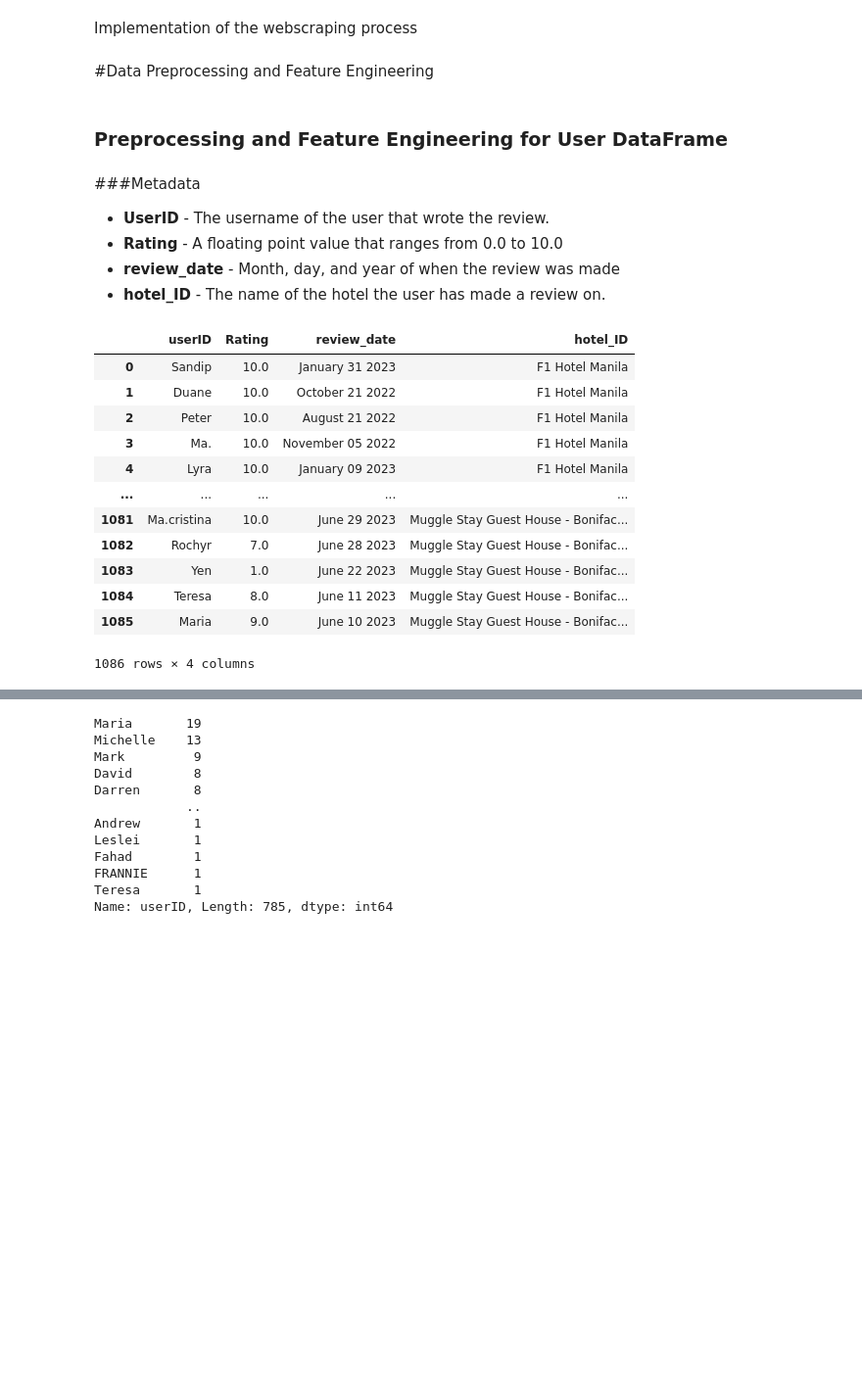
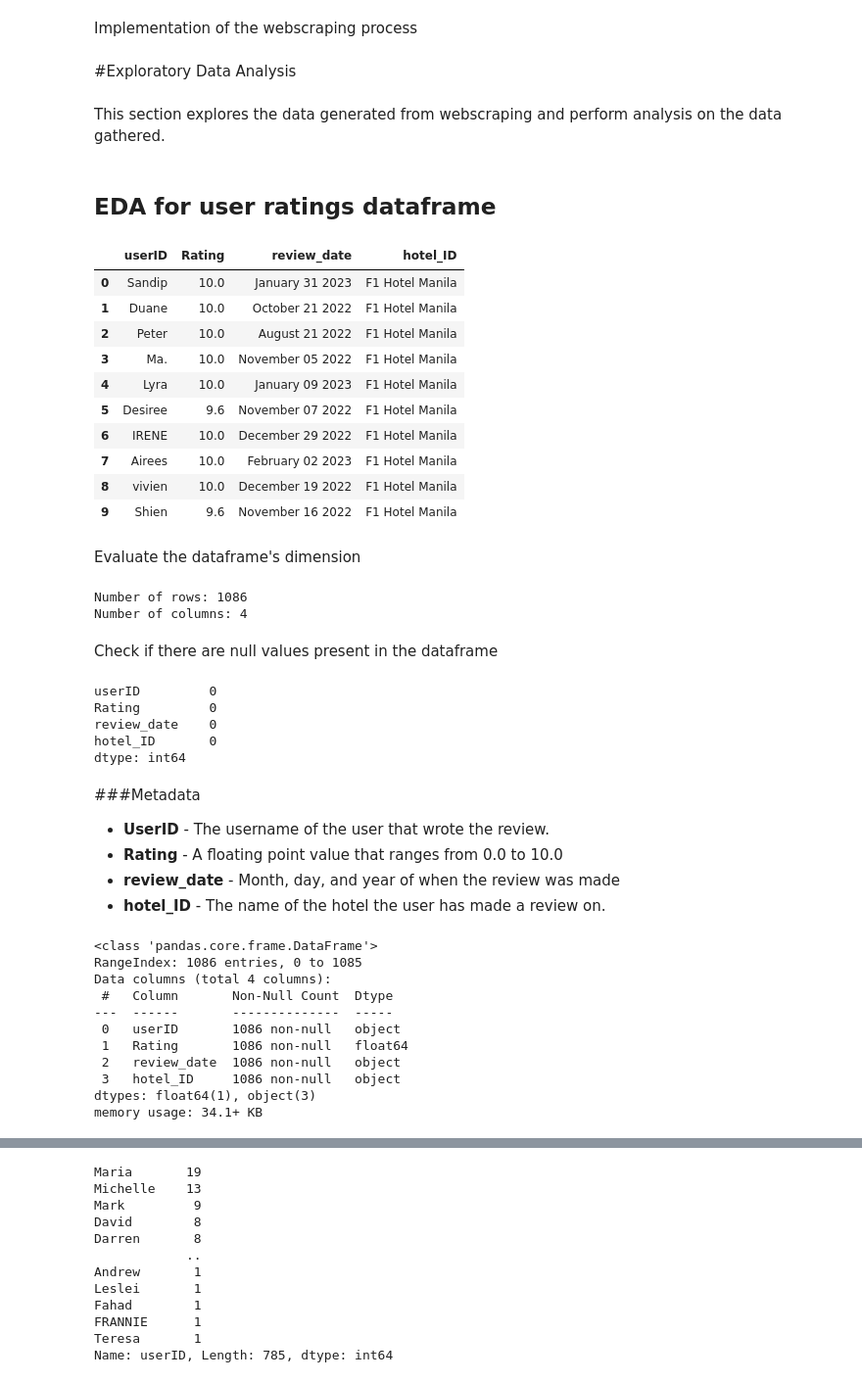
Before and after one commit to falarion08/Hotel-Recommendation-System, a Jupyter notebook: Hotel_Recommendation_System.ipynb, the cells around one changed output, grey strips where cells are left out. Shown: that part at 98% size. Saved outputs shown, nothing was run; the diff lists cells and outputs as text; code cells hidden in the pictures; blank space fills up the shorter version.

```diff
--- a/Hotel_Recommendation_System.ipynb
+++ b/Hotel_Recommendation_System.ipynb
@@ -163,15 +163,52 @@ while counter < len(links):
 # Convert the obtained dataframe into csv files in order to save the scraped data.
 users_df.to_csv('user_ratings.csv', index=False)
 features_df.to_csv('hotel_features.csv', index=False)
-# %% [markdown]
-#Data Preprocessing and Feature Engineering
-# %% [markdown]
-### Preprocessing and Feature Engineering for User DataFrame
+# %% [markdown]
+#Exploratory Data Analysis
+# %% [markdown]
+This section explores the data generated from webscraping and perform analysis on the data gathered.
+# %% [markdown]
+## EDA for user ratings dataframe
 # %%
 import pandas as pd
 
-file_path = '/content/user_ratings.csv'
+# Load the user ratings file
+file_path = 'user_ratings.csv'
 users_df = pd.read_csv(file_path)
+
+# Display the first 10 results
+users_df.head(10)
+# %% [output]
+|  | userID | Rating | review_date | hotel_ID |
+| 0 | Sandip | 10.0 | January 31 2023 | F1 Hotel Manila |
+| 1 | Duane | 10.0 | October 21 2022 | F1 Hotel Manila |
+| 2 | Peter | 10.0 | August 21 2022 | F1 Hotel Manila |
+| 3 | Ma. | 10.0 | November 05 2022 | F1 Hotel Manila |
+| 4 | Lyra | 10.0 | January 09 2023 | F1 Hotel Manila |
+| 5 | Desiree | 9.6 | November 07 2022 | F1 Hotel Manila |
+| 6 | IRENE | 10.0 | December 29 2022 | F1 Hotel Manila |
+| 7 | Airees | 10.0 | February 02 2023 | F1 Hotel Manila |
+| 8 | vivien | 10.0 | December 19 2022 | F1 Hotel Manila |
+| 9 | Shien | 9.6 | November 16 2022 | F1 Hotel Manila |
+# %% [markdown]
+Evaluate the dataframe's dimension
+# %%
+dim = users_df.shape
+print(f'Number of rows: {dim[0]}')
+print(f'Number of columns: {dim[1]}')
+# %% [output]
+Number of rows: 1086
+Number of columns: 4
+# %% [markdown]
+Check if there are null values present in the dataframe
+# %%
+users_df.isna().sum()
+# %% [output]
+userID         0
+Rating         0
+review_date    0
+hotel_ID       0
+dtype: int64
 # %% [markdown]
 ###Metadata
 
@@ -180,18 +217,16 @@ users_df = pd.read_csv(file_path)
 * **review_date** - Month, day, and year of when the review was made
 * **hotel_ID** - The name of the hotel the user has made a review on.
 # %%
-users_df
+users_df.info()
 # %% [output]
-|  | userID | Rating | review_date | hotel_ID |
-| 0 | Sandip | 10.0 | January 31 2023 | F1 Hotel Manila |
-| 1 | Duane | 10.0 | October 21 2022 | F1 Hotel Manila |
-| 2 | Peter | 10.0 | August 21 2022 | F1 Hotel Manila |
-| 3 | Ma. | 10.0 | November 05 2022 | F1 Hotel Manila |
-| 4 | Lyra | 10.0 | January 09 2023 | F1 Hotel Manila |
-| ... | ... | ... | ... | ... |
-| 1081 | Ma.cristina | 10.0 | June 29 2023 | Muggle Stay Guest House - Bonifac... |
-| 1082 | Rochyr | 7.0 | June 28 2023 | Muggle Stay Guest House - Bonifac... |
-| 1083 | Yen | 1.0 | June 22 2023 | Muggle Stay Guest House - Bonifac... |
-| 1084 | Teresa | 8.0 | June 11 2023 | Muggle Stay Guest House - Bonifac... |
-| 1085 | Maria | 9.0 | June 10 2023 | Muggle Stay Guest House - Bonifac... |
-1086 rows × 4 columns
+<class 'pandas.core.frame.DataFrame'>
+RangeIndex: 1086 entries, 0 to 1085
+Data columns (total 4 columns):
+ #   Column       Non-Null Count  Dtype
+---  ------       --------------  -----
+ 0   userID       1086 non-null   object
+ 1   Rating       1086 non-null   float64
+ 2   review_date  1086 non-null   object
+ 3   hotel_ID     1086 non-null   object
+dtypes: float64(1), object(3)
+memory usage: 34.1+ KB
```
Also changed, not shown: parts of 38 cells of this notebook.
